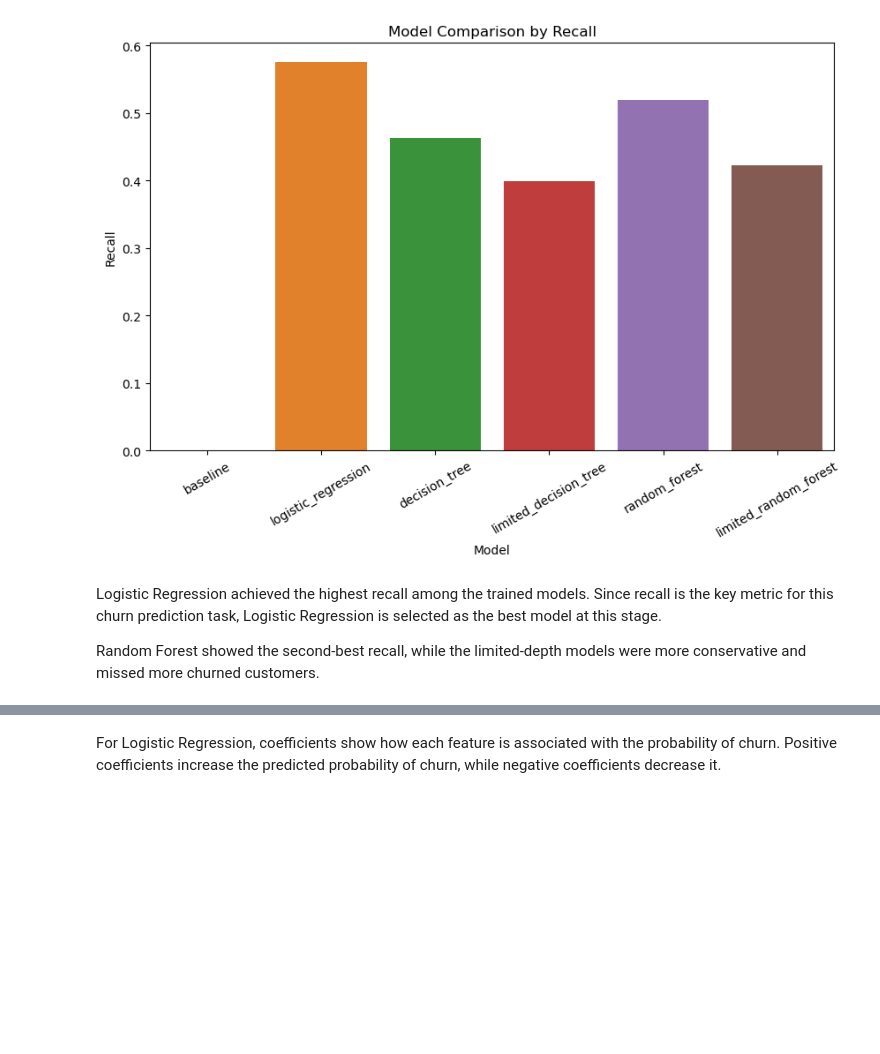
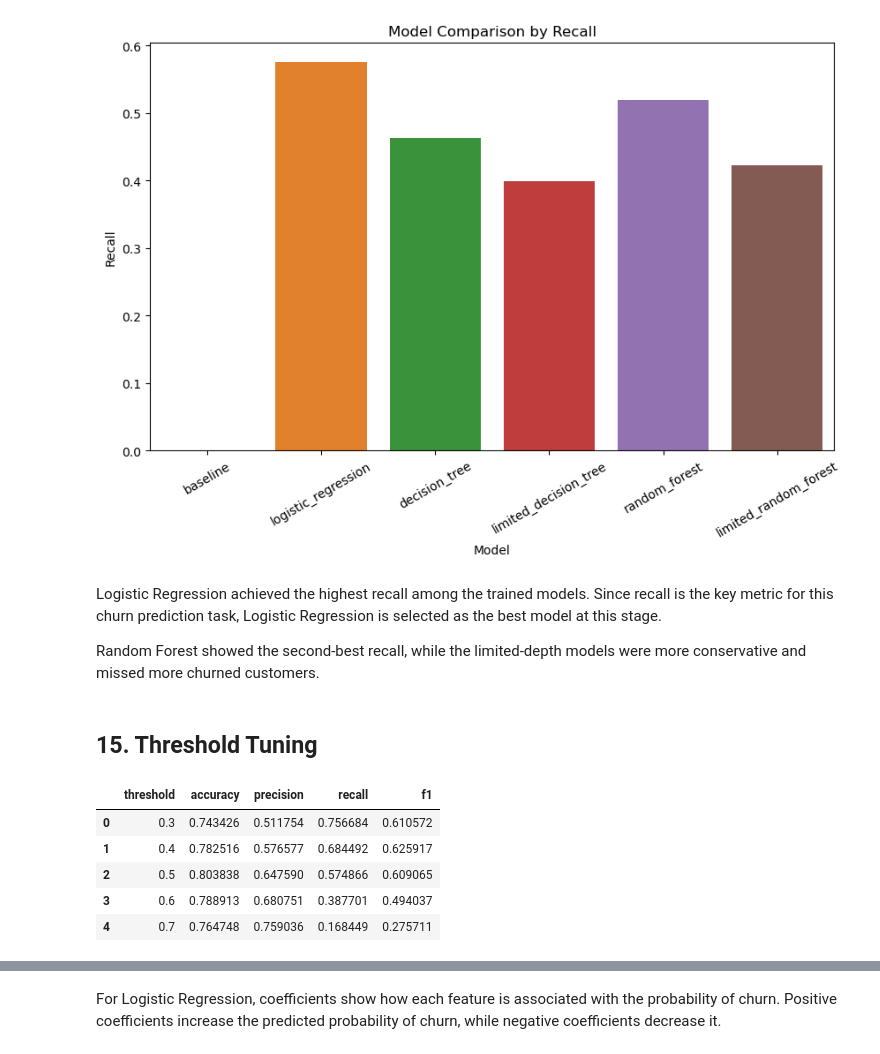
Before and after one commit to timur-rimsky/customer-churn-prediction, a Jupyter notebook: customer_churn_prediction.ipynb, the cells around one changed output, grey strips where cells are left out. Saved outputs shown, nothing was run; the diff lists cells and outputs as text; code cells hidden in the pictures; blank space fills up the shorter version.

```diff
--- a/customer_churn_prediction.ipynb
+++ b/customer_churn_prediction.ipynb
@@ -716,3 +716,30 @@ plt.show()
 Logistic Regression achieved the highest recall among the trained models. Since recall is the key metric for this churn prediction task, Logistic Regression is selected as the best model at this stage.
 
 Random Forest showed the second-best recall, while the limited-depth models were more conservative and missed more churned customers.
+# %% [markdown]
+## 15. Threshold Tuning
+# %%
+y_proba_lr = lr.predict_proba(X_test)[:, 1]
+thresholds = [0.3, 0.4, 0.5, 0.6, 0.7]
+threshold_results = []
+
+for t in thresholds:
+    pred = (y_proba_lr >= t).astype(int)
+    metrics = model_metrics(y_test, pred)
+    threshold_results.append({
+        "threshold": t,
+        "accuracy": metrics["accuracy"],
+        "precision": metrics["precision"],
+        "recall": metrics["recall"],
+        "f1": metrics["f1"]
+    })
+
+threshold_results_df = pd.DataFrame(threshold_results)
+threshold_results_df
+# %% [output]
+|  | threshold | accuracy | precision | recall | f1 |
+| 0 | 0.3 | 0.743426 | 0.511754 | 0.756684 | 0.610572 |
+| 1 | 0.4 | 0.782516 | 0.576577 | 0.684492 | 0.625917 |
+| 2 | 0.5 | 0.803838 | 0.647590 | 0.574866 | 0.609065 |
+| 3 | 0.6 | 0.788913 | 0.680751 | 0.387701 | 0.494037 |
+| 4 | 0.7 | 0.764748 | 0.759036 | 0.168449 | 0.275711 |
```
Also changed, not shown: parts of 5 cells of this notebook, 1 other file.
